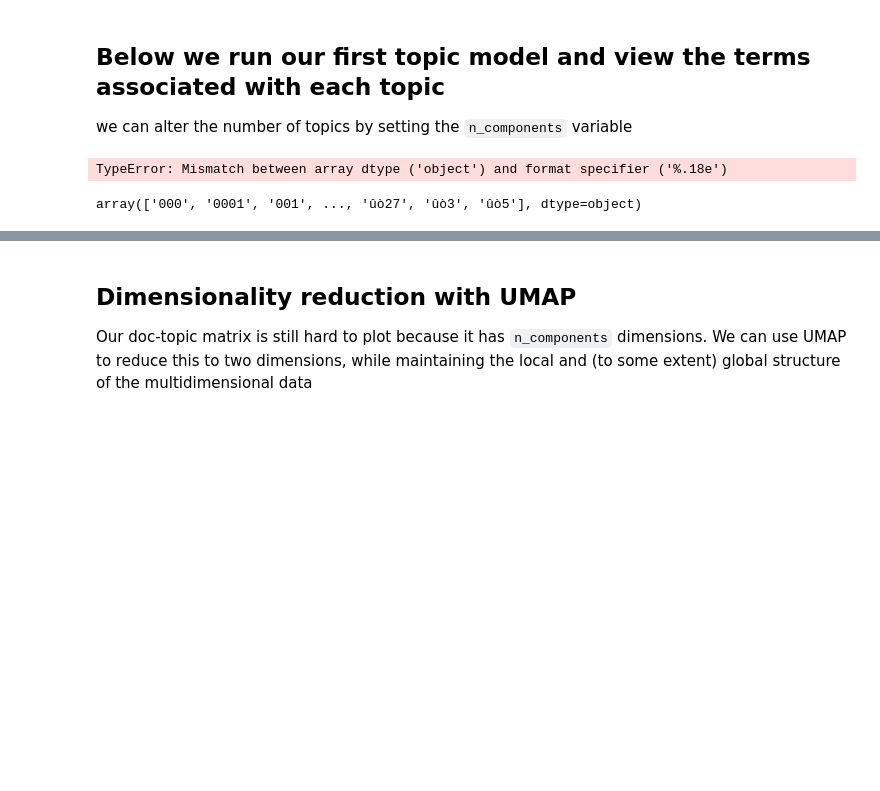
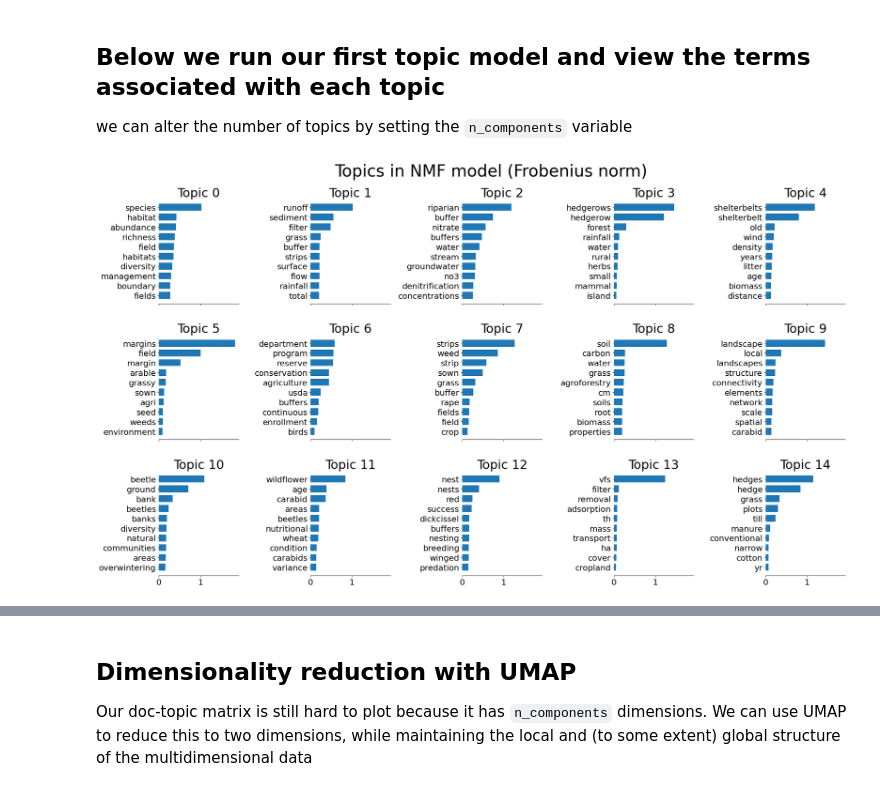
Before and after one commit to rootsandberries/weaving_buffer_strips, a Jupyter notebook: topic-model.ipynb, the cells around one changed output, grey strips where cells are left out. Saved outputs shown, nothing was run; the diff lists cells and outputs as text; code cells hidden in the pictures; blank space fills up the shorter version.

```diff
--- a/topic-model.ipynb
+++ b/topic-model.ipynb
@@ -97,29 +97,25 @@ we can alter the number of topics by setting the `n_components` variable
 # %%
 n_components = 15
 n_top_words = 10
 
 # He we define our model and its parameters
 nmf = NMF(n_components=n_components, random_state=1, alpha=0.1, l1_ratio=0.5)
 
 # Now we fit the model on the data and return the document-topic matrix we call W
 W = nmf.fit_transform(tfidf)
 tfidf_feature_names = tfidf_vectorizer.get_feature_names_out()
 
 # We save the results as csvs
 np.savetxt(f"tm-results/nmf_W_{n_components}.csv", W, delimiter=",")
 np.savetxt(f"tm-results/nmf_H_{n_components}.csv", nmf.components_, delimiter=",")
-np.savetxt(f"tm-results/features_{n_components}.csv", tfidf_feature_names, delimiter = ",")
+np.savetxt(f"tm-results/features_{n_components}.csv", tfidf_feature_names, delimiter = ",", fmt='%s')
 
 # Now we plot the topic words
 t_titles = plot_top_words(
     nmf, tfidf_feature_names, n_top_words, "Topics in NMF model (Frobenius norm)", n_components
 )
 # %% [output]
-TypeError: Mismatch between array dtype ('object') and format specifier ('%.18e')
+[figure, added]
-# %%
-tfidf_feature_names
-# %% [output]
-array(['000', '0001', '001', ..., 'ûò27', 'ûò3', 'ûò5'], dtype=object)
 # %%
 # Here's a quick function to get the documents most associated with a given topic
 
```
Also changed, not shown: parts of 5 cells of this notebook.
